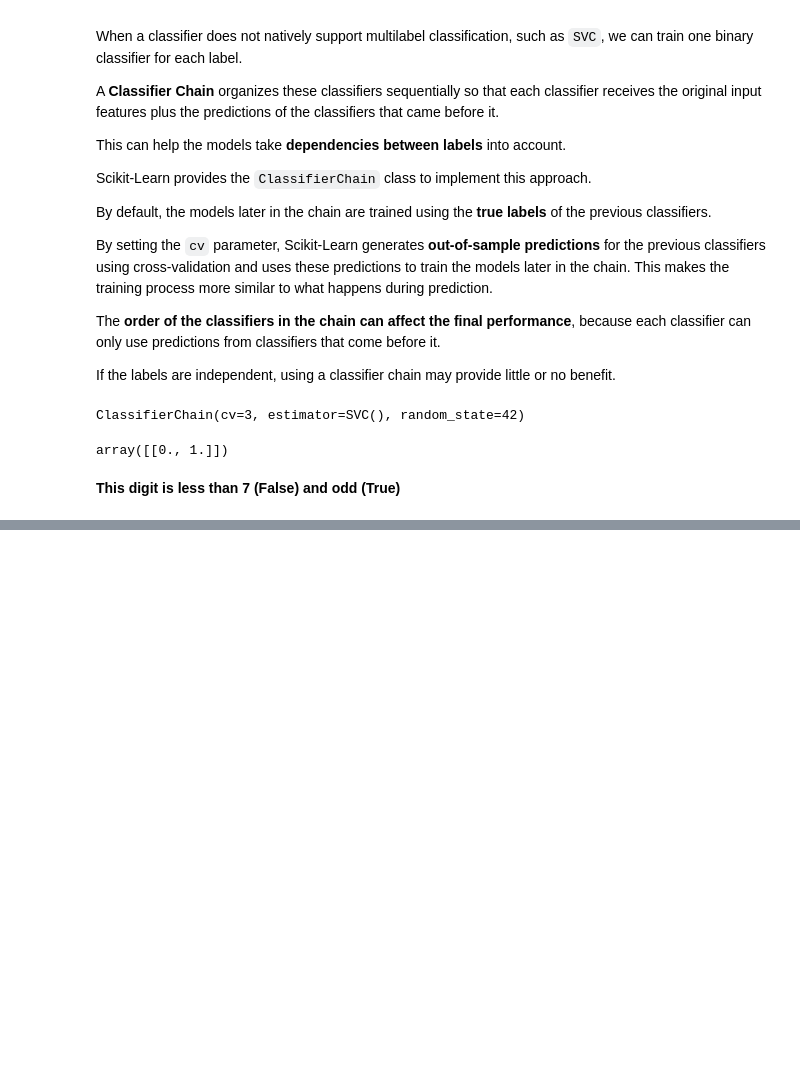
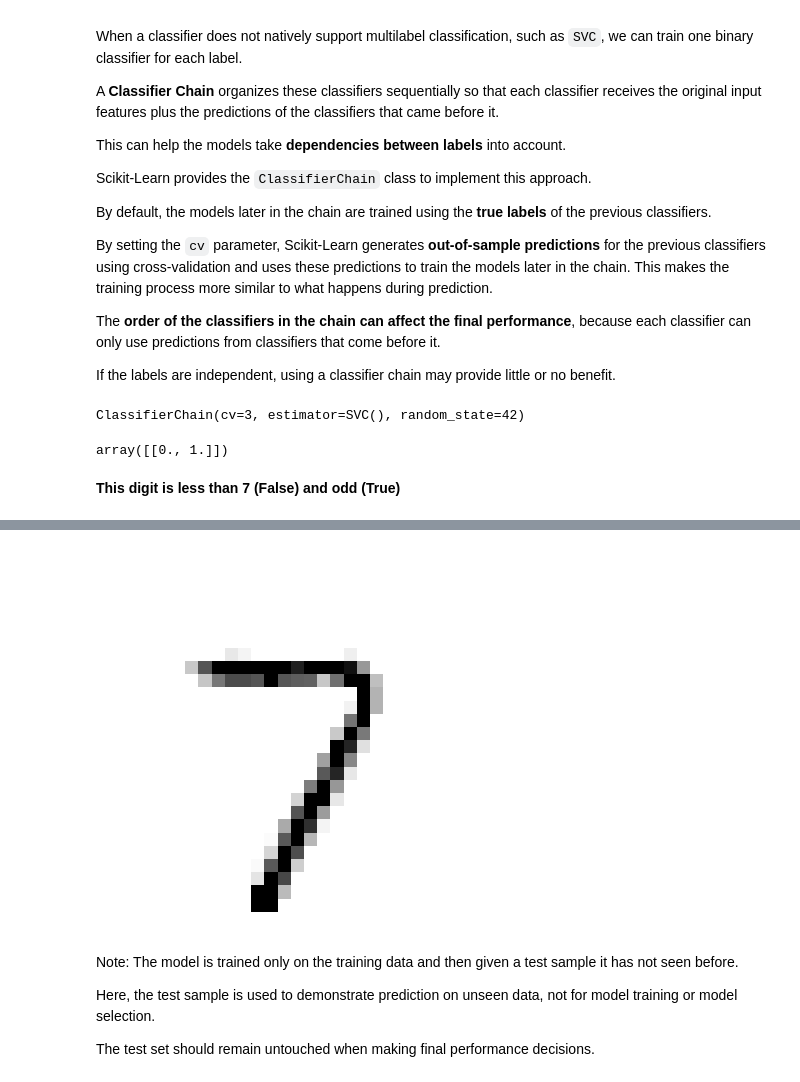
Before and after one commit to MuhammadHoseinYeganeh/MNIST-project, a Jupyter notebook: mnist.ipynb, the cells around one changed output, grey strips where cells are left out. Drawn from its saved outputs; the diff is of its cells as text; code cells hidden in the pictures; blank space fills up the shorter version.

```diff
--- a/mnist.ipynb
+++ b/mnist.ipynb
@@ -1456,0 +1542,11 @@ array([[0., 1.]])
+# %%
+clean_digit = knn_clf.predict([X_test_mod[0]])
+show_image(clean_digit)
+# %% [output]
+[figure, added]
+# %% [markdown]
+Note: The model is trained only on the training data and then given a test sample it has not seen before.
+
+Here, the test sample is used to demonstrate prediction on unseen data, not for model training or model selection.
+
+The test set should remain untouched when making final performance decisions.
```
Also changed, not shown: parts of 7 cells of this notebook.
